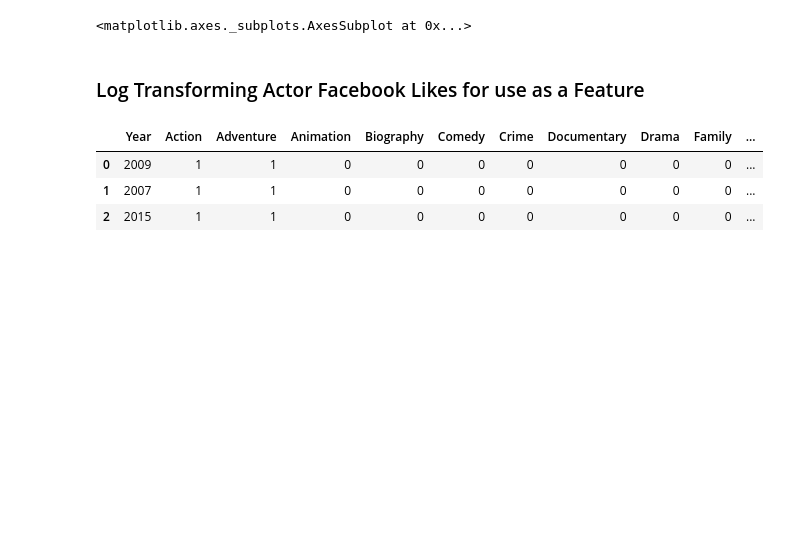
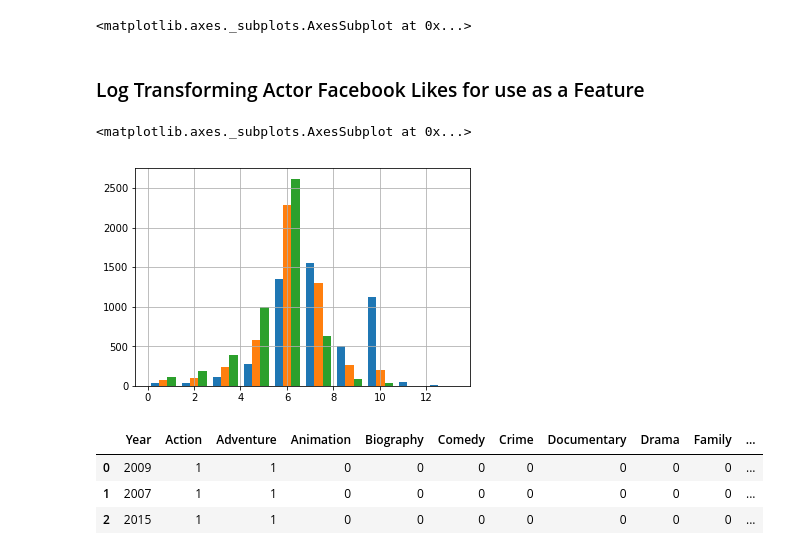
Before and after one commit to emmabernstein1/Good-Movie-Bad-Movie, a Jupyter notebook: Clean_mod3_proj.ipynb, the cells around one changed output. Cells and saved outputs as stored; diff of their text form; code cells hidden in the pictures; blank space fills up the shorter version.

```diff
--- a/Clean_mod3_proj.ipynb
+++ b/Clean_mod3_proj.ipynb
@@ -131,5 +140,10 @@ def log_transform_col(feature, dataframe):
 actor_features = ['Actor_1_fb_likes', 'Actor_2_fb_likes','Actor_3_fb_likes']
 
 actor_likes = [log_transform_col(actor_features[i], df) for i in range(len(actor_features))]
+# %%
+pd.Series(actor_likes).hist()
+# %% [output]
+<matplotlib.axes._subplots.AxesSubplot at 0x...>
+[figure, added]
 # %%
 main_df = main_df.join(actor_likes)
```
Also changed, not shown: parts of 24 cells of this notebook, 3 other files.
